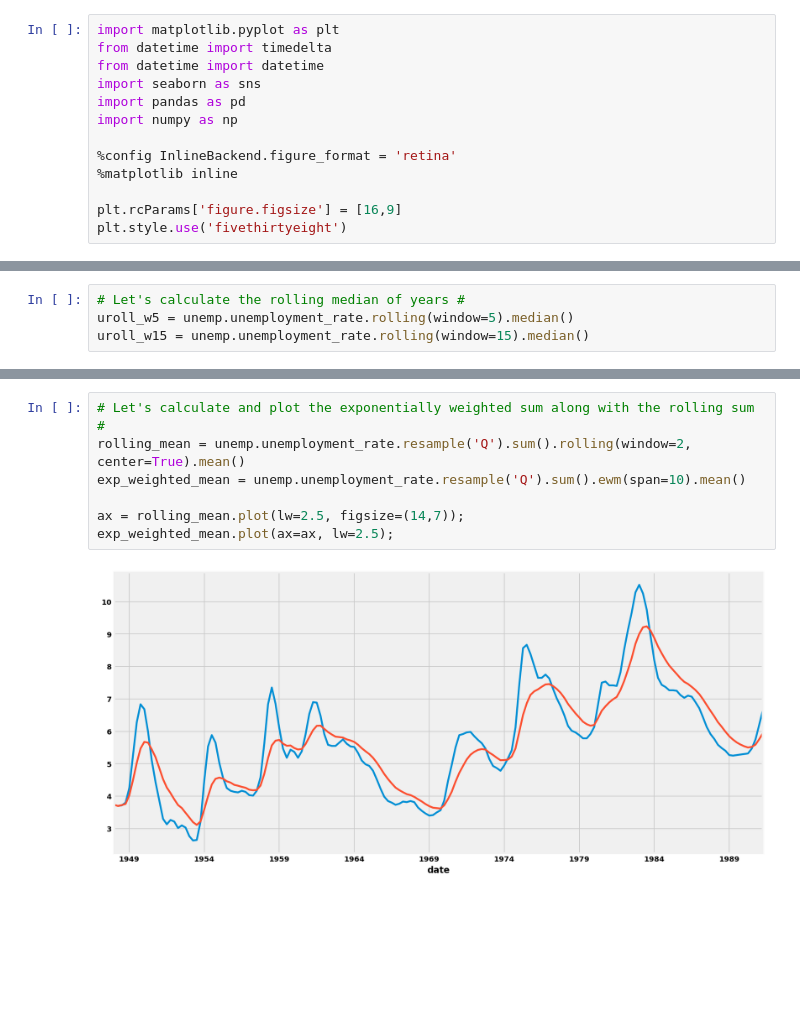
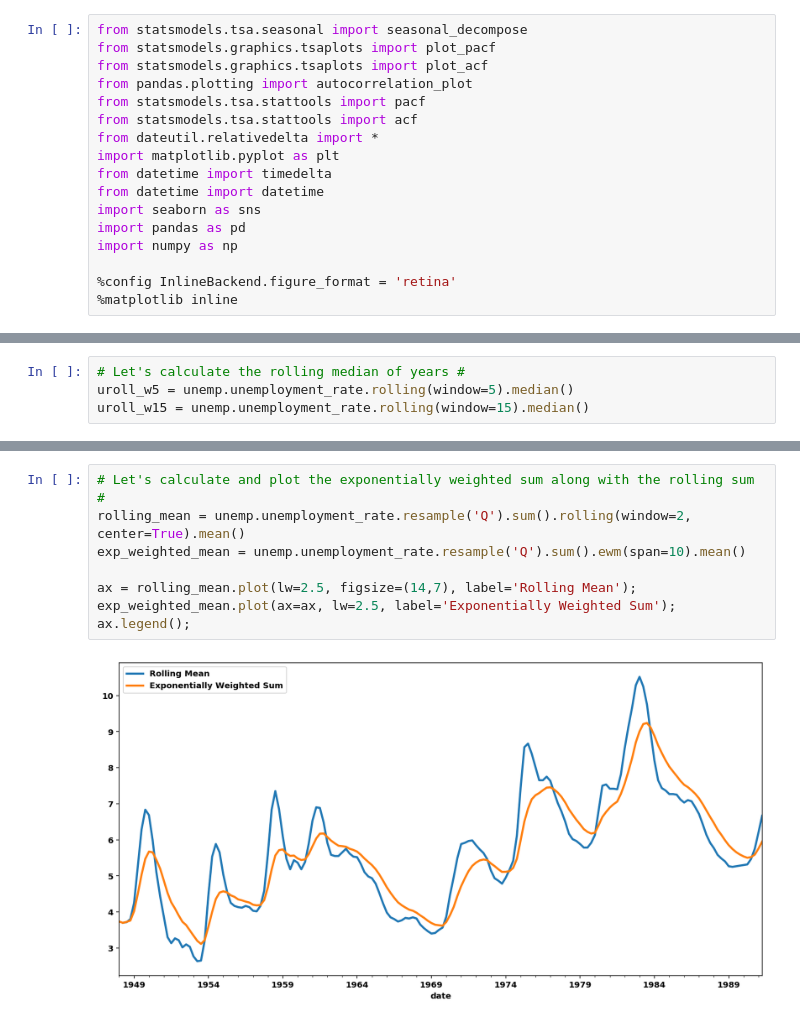
Before and after one commit to Andaluz/Data_Science, a Jupyter notebook: Time_Series.ipynb, the cells around one changed output, grey strips where cells are left out. Drawn from its saved outputs; the diff is of its cells as text; blank space fills up the shorter version.

```diff
--- a/Time_Series.ipynb
+++ b/Time_Series.ipynb
@@ -5,6 +5,13 @@ The datasets in which we will be using here were obtained via open sources.
 # %% [markdown]
 Let's begin with importing our needed libraries.
 # %%
+from statsmodels.tsa.seasonal import seasonal_decompose
+from statsmodels.graphics.tsaplots import plot_pacf
+from statsmodels.graphics.tsaplots import plot_acf
+from pandas.plotting import autocorrelation_plot
+from statsmodels.tsa.stattools import pacf
+from statsmodels.tsa.stattools import acf
+from dateutil.relativedelta import *
 import matplotlib.pyplot as plt
 from datetime import timedelta
 from datetime import datetime
@@ -14,9 +21,6 @@ import numpy as np
 
 %config InlineBackend.figure_format = 'retina'
 %matplotlib inline
-
-plt.rcParams['figure.figsize'] = [16,9]
-plt.style.use('fivethirtyeight')
 # %% [markdown]
 Here, we will be practicing with time series data. Let's begin with a look at some Apple stock data.
 # %%
@@ -662,12 +666,13 @@ plt.legend();
 # %%
 # Let's calculate and plot the exponentially weighted sum along with the rolling sum #
 rolling_mean = unemp.unemployment_rate.resample('Q').sum().rolling(window=2, center=True).mean()
 exp_weighted_mean = unemp.unemployment_rate.resample('Q').sum().ewm(span=10).mean()
 
-ax = rolling_mean.plot(lw=2.5, figsize=(14,7));
-exp_weighted_mean.plot(ax=ax, lw=2.5);
+ax = rolling_mean.plot(lw=2.5, figsize=(14,7), label='Rolling Mean');
+exp_weighted_mean.plot(ax=ax, lw=2.5, label='Exponentially Weighted Sum');
+ax.legend();
 # %% [output]
-[figure, old version]
+[figure, new version]
 # %%
 # Let's difference the unemployment rate and visualize #
 unemp['unemp_diff'] = unemp['unemployment_rate'].diff()
```
Also changed, not shown: parts of 65 cells of this notebook.
